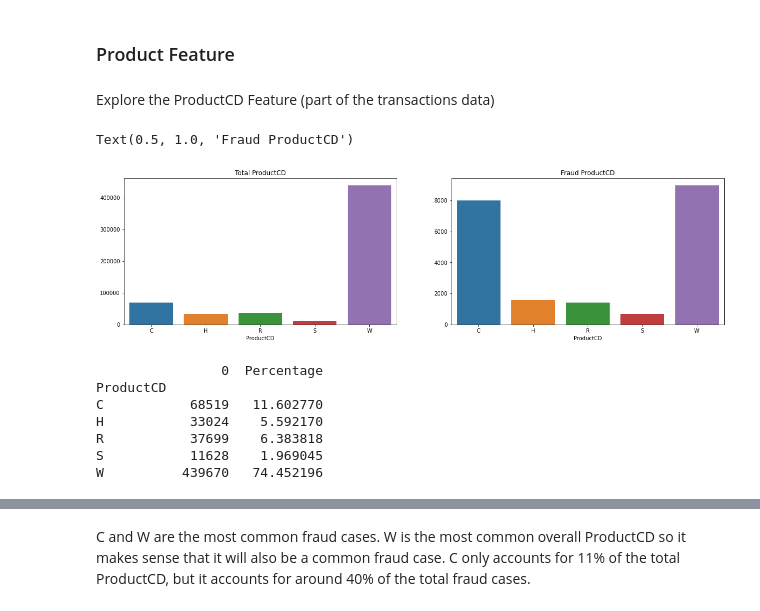
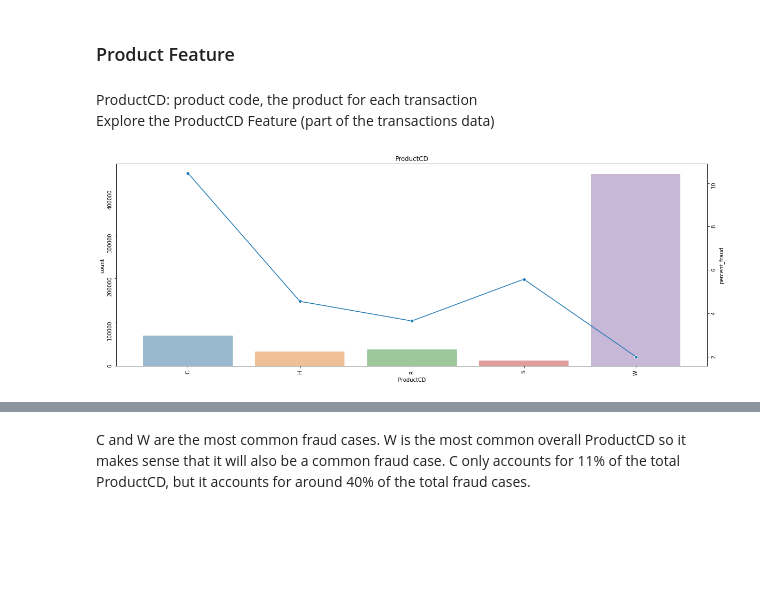
Before and after one commit to JoshSpangler96/IEEE-CIS-Fraud-Detection, a Jupyter notebook: IEEE_Fraud_Detection.ipynb, the cells around one changed output, grey strips where cells are left out. Drawn from its saved outputs; the diff is of its cells as text; code cells hidden in the pictures; blank space fills up the shorter version.

```diff
--- a/IEEE_Fraud_Detection.ipynb
+++ b/IEEE_Fraud_Detection.ipynb
@@ -110,10 +110,18 @@ def cat_fraud_percent(df, feature):
 
     ax2 = ax1.twinx()
 
-    sns.lineplot(x=df_merge.index, y=df_merge['percent_fraud'], marker='o', ax=ax2)
+    sns.lineplot(x=np.arange(0,len(df_merge.index)), y=df_merge['percent_fraud'], marker='o', ax=ax2)
     ax2.tick_params(labelrotation=90)
 
     plt.show()
+
+def size_and_percentage(df, feature):
+    feature_size = df.groupby(f'{feature}', dropna=False).size().sort_values(ascending=False)
+    feature_size = pd.DataFrame(feature_size)
+    feature_size.rename(columns={0: 'size'}, inplace=True)
+    total = feature_size['size'].sum()
+    feature_size['percentage'] = (feature_size['size']/total)*100
+    return feature_size
 # %% [markdown]
 ## Load the Dataset
 # %%
@@ -315,30 +329,9 @@ TransactionAmt Non-Outlier Count: 580447
 # %% [markdown]
 ### Product Feature
 # %% [markdown]
+ProductCD: product code, the product for each transaction \
 Explore the ProductCD Feature (part of the transactions data)
 # %%
-f, axes = plt.subplots(1, 2, figsize=(20,5))
-
-productcd_size = train.groupby('ProductCD').size()
-productcd_fraud_size = train.loc[train['isFraud'] == 1].groupby(['ProductCD']).size()
-
-sns.barplot(x=productcd_size.index, y=productcd_size.values, ax=axes[0])
-sns.barplot(x=productcd_fraud_size.index, y=productcd_fraud_size.values, ax=axes[1])
-axes[0].set_title('Total ProductCD')
-axes[1].set_title('Fraud ProductCD')
+cat_fraud_percent(train, 'ProductCD')
 # %% [output]
-Text(0.5, 1.0, 'Fraud ProductCD')
-[figure, old version]
+[figure, new version]
-# %%
-productcd_size = pd.DataFrame(productcd_size)
-totalcd = productcd_size[0].sum()
-productcd_size['Percentage'] = (productcd_size[0] / totalcd)*100
-print(productcd_size)
-# %% [output]
-                0  Percentage
-ProductCD
-C           68519   11.602770
-H           33024    5.592170
-R           37699    6.383818
-S           11628    1.969045
-W          439670   74.452196
```
Also changed, not shown: parts of 56 cells of this notebook.
